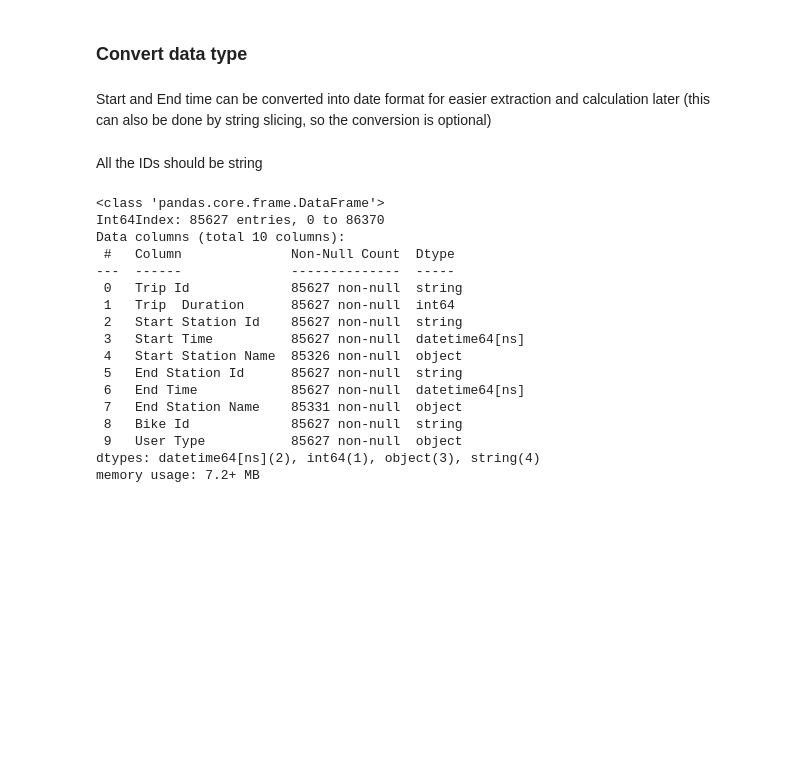
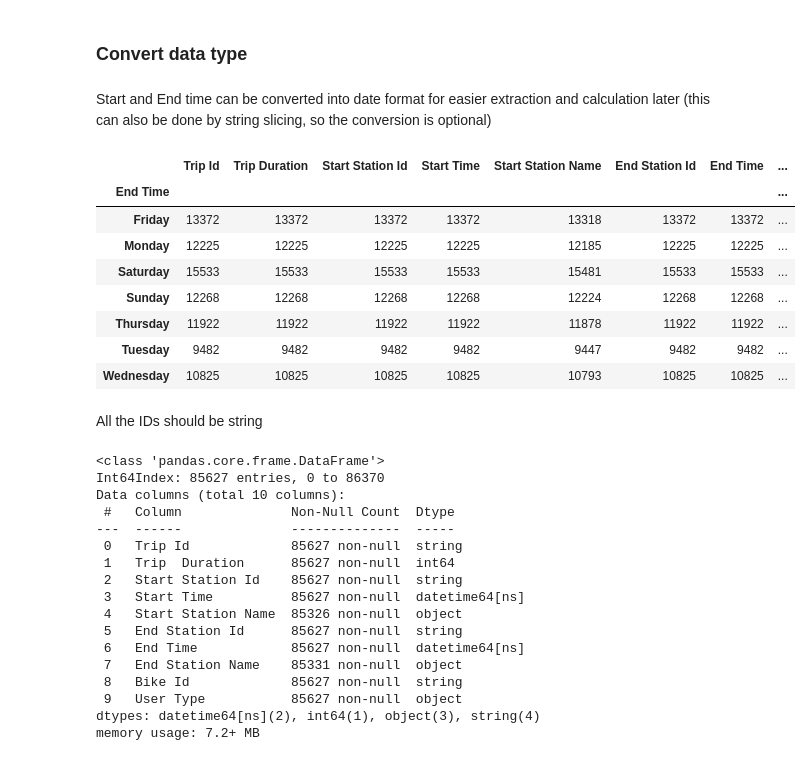
Before and after one commit to dailyLi/toronto_bike_share, a Jupyter notebook: Preprocessing.ipynb, the cells around one changed output. Saved outputs shown, nothing was run; the diff lists cells and outputs as text; code cells hidden in the pictures; blank space fills up the shorter version.

```diff
--- a/Preprocessing.ipynb
+++ b/Preprocessing.ipynb
@@ -147,6 +147,18 @@ Start and End time can be converted into date format for easier extraction and c
 # %%
 df01_v1['Start Time'] = pd.to_datetime(df01_v1['Start Time'])
 df01_v1['End Time'] = pd.to_datetime(df01_v1['End Time'])
+# %%
+df01_v1.groupby(df01_v1['End Time'].dt.day_name()).count()
+# %% [output]
+|  | Trip Id | Trip Duration | Start Station Id | Start Time | Start Station Name | End Station Id | End Time | ... |
+| End Time |  |  |  |  |  |  |  | ... |
+| Friday | 13372 | 13372 | 13372 | 13372 | 13318 | 13372 | 13372 | ... |
+| Monday | 12225 | 12225 | 12225 | 12225 | 12185 | 12225 | 12225 | ... |
+| Saturday | 15533 | 15533 | 15533 | 15533 | 15481 | 15533 | 15533 | ... |
+| Sunday | 12268 | 12268 | 12268 | 12268 | 12224 | 12268 | 12268 | ... |
+| Thursday | 11922 | 11922 | 11922 | 11922 | 11878 | 11922 | 11922 | ... |
+| Tuesday | 9482 | 9482 | 9482 | 9482 | 9447 | 9482 | 9482 | ... |
+| Wednesday | 10825 | 10825 | 10825 | 10825 | 10793 | 10825 | 10825 | ... |
 # %% [markdown]
 All the IDs should be string
 # %%
```
Also changed, not shown: parts of 7 cells of this notebook, 1 other file.
